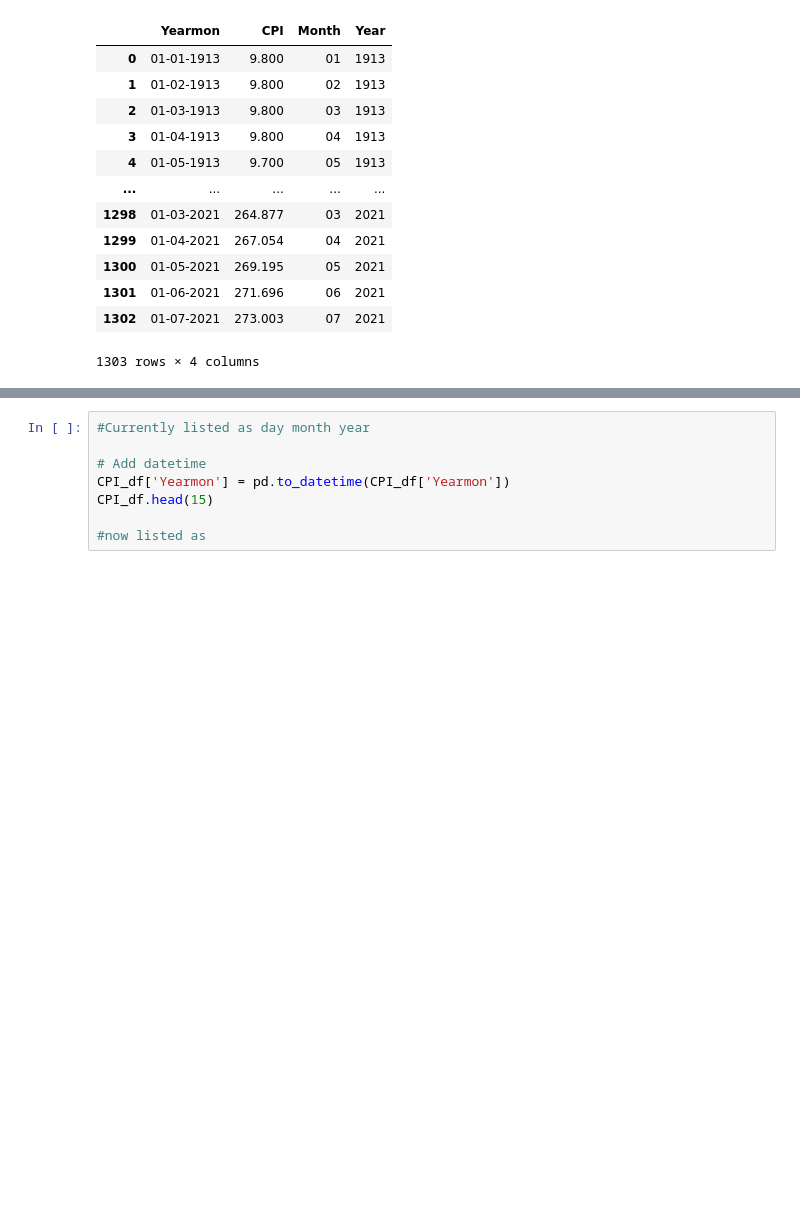
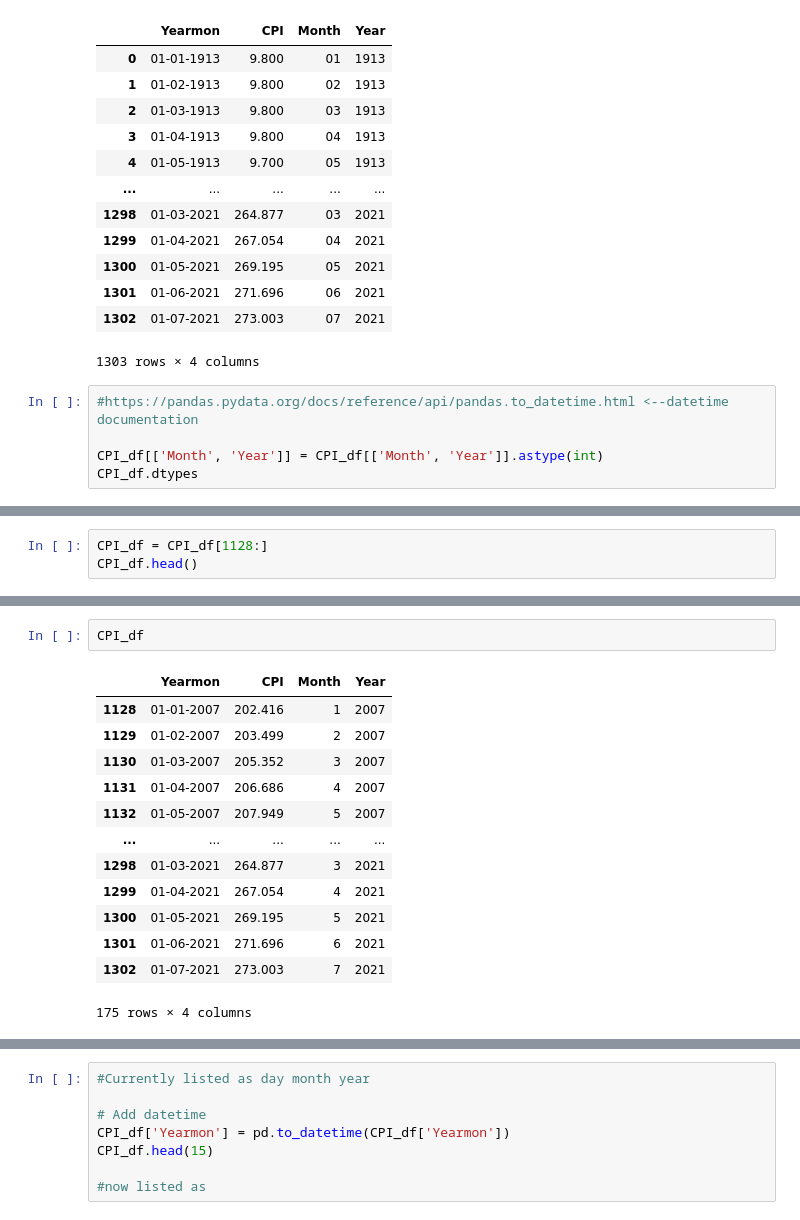
Before and after one commit to AJMnd/Data_Science_Salary, a Jupyter notebook: Notebooks/cleaning_historical_data.ipynb, the cells around one changed output, grey strips where cells are left out. Cells and saved outputs as stored; diff of their text form; blank space fills up the shorter version.

```diff
--- a/Notebooks/cleaning_historical_data.ipynb
+++ b/Notebooks/cleaning_historical_data.ipynb
@@ -60,3 +64,8 @@ CPI_df
 | 1301 | 01-06-2021 | 271.696 | 06 | 2021 |
 | 1302 | 01-07-2021 | 273.003 | 07 | 2021 |
 1303 rows × 4 columns
+# %%
+#https://pandas.pydata.org/docs/reference/api/pandas.to_datetime.html <--datetime documentation
+
+CPI_df[['Month', 'Year']] = CPI_df[['Month', 'Year']].astype(int)
+CPI_df.dtypes
@@ -62,0 +88,3 @@ CPI_df
+# %%
+CPI_df = CPI_df[1128:]
+CPI_df.head()
@@ -63 +98,17 @@ CPI_df
+# %%
+CPI_df
+# %% [output]
+|  | Yearmon | CPI | Month | Year |
+| 1128 | 01-01-2007 | 202.416 | 1 | 2007 |
+| 1129 | 01-02-2007 | 203.499 | 2 | 2007 |
+| 1130 | 01-03-2007 | 205.352 | 3 | 2007 |
+| 1131 | 01-04-2007 | 206.686 | 4 | 2007 |
+| 1132 | 01-05-2007 | 207.949 | 5 | 2007 |
+| ... | ... | ... | ... | ... |
+| 1298 | 01-03-2021 | 264.877 | 3 | 2021 |
+| 1299 | 01-04-2021 | 267.054 | 4 | 2021 |
+| 1300 | 01-05-2021 | 269.195 | 5 | 2021 |
+| 1301 | 01-06-2021 | 271.696 | 6 | 2021 |
+| 1302 | 01-07-2021 | 273.003 | 7 | 2021 |
+175 rows × 4 columns
 # %%
```
Also changed, not shown: parts of 5 cells of this notebook, 1 other file.
